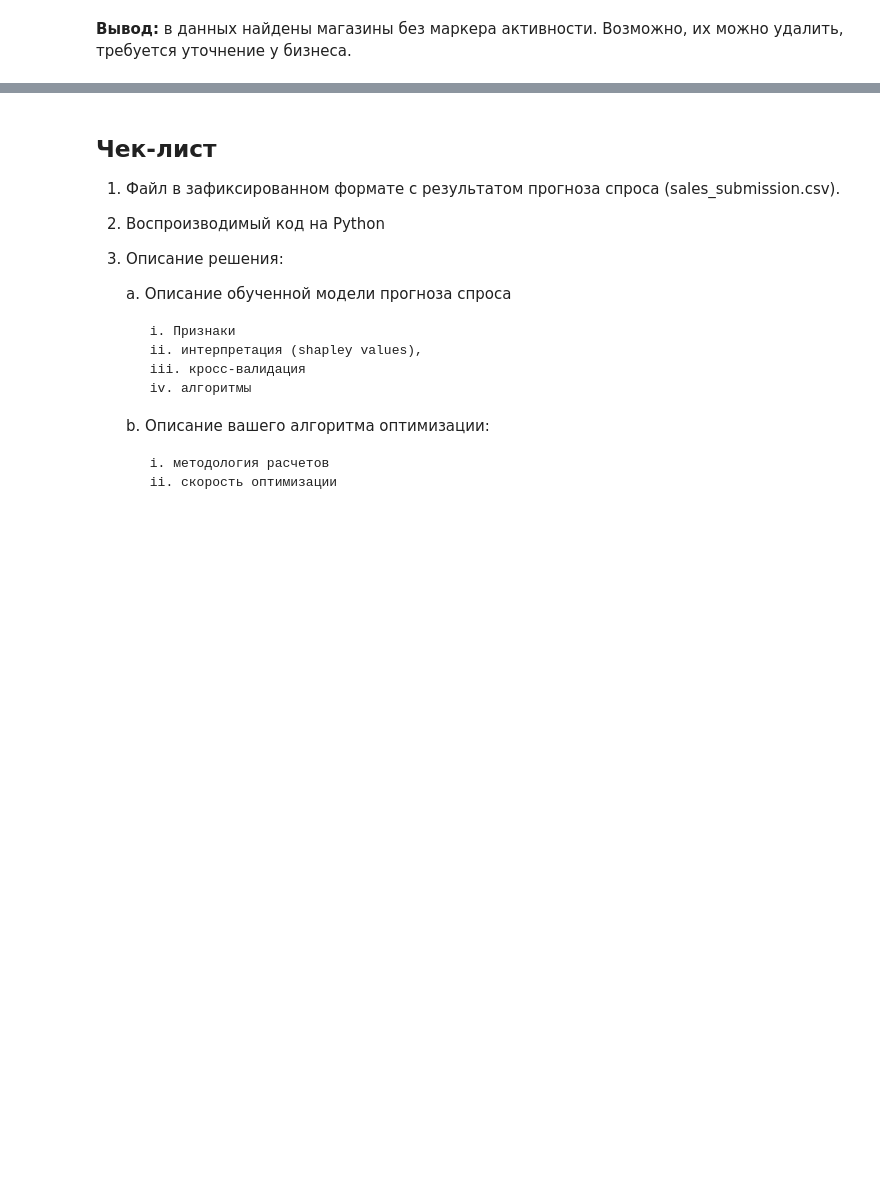
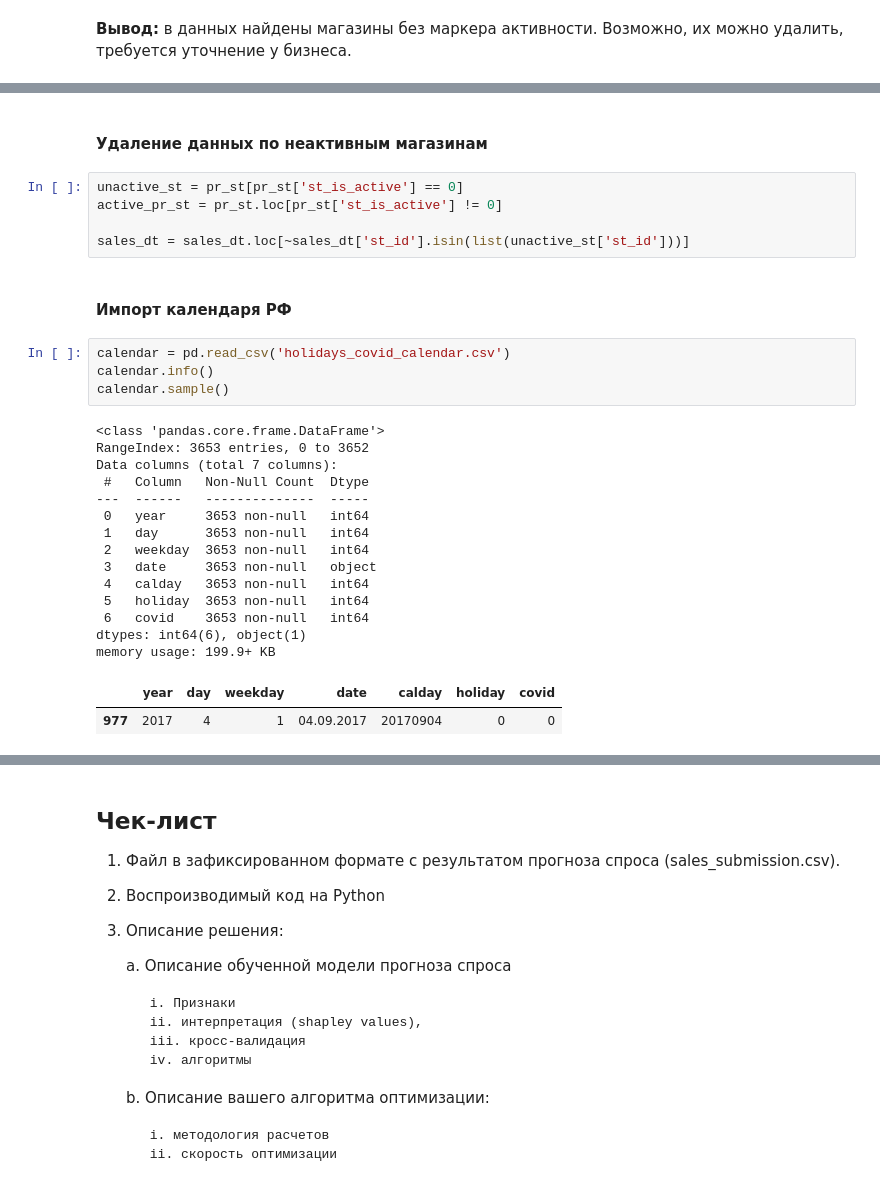
Before and after one commit to denis-42ds/demand_forecast_retailer, a Jupyter notebook: demand_forecast.ipynb, the cells around one changed output, grey strips where cells are left out. Drawn from its saved outputs; the diff is of its cells as text; blank space fills up the shorter version.

Commit message:
deleting data

```diff
--- a/demand_forecast.ipynb
+++ b/demand_forecast.ipynb
@@ -215,0 +248,30 @@ print(
+# %% [markdown]
+#### Удаление данных по неактивным магазинам
+# %%
+unactive_st = pr_st[pr_st['st_is_active'] == 0]
+active_pr_st = pr_st.loc[pr_st['st_is_active'] != 0]
+
+sales_dt = sales_dt.loc[~sales_dt['st_id'].isin(list(unactive_st['st_id']))]
+# %% [markdown]
+#### Импорт календаря РФ
+# %%
+calendar = pd.read_csv('holidays_covid_calendar.csv')
+calendar.info()
+calendar.sample()
+# %% [output]
+<class 'pandas.core.frame.DataFrame'>
+RangeIndex: 3653 entries, 0 to 3652
+Data columns (total 7 columns):
+ #   Column   Non-Null Count  Dtype
+---  ------   --------------  -----
+ 0   year     3653 non-null   int64
+ 1   day      3653 non-null   int64
+ 2   weekday  3653 non-null   int64
+ 3   date     3653 non-null   object
+ 4   calday   3653 non-null   int64
+ 5   holiday  3653 non-null   int64
+ 6   covid    3653 non-null   int64
+dtypes: int64(6), object(1)
+memory usage: 199.9+ KB
+|  | year | day | weekday | date | calday | holiday | covid |
+| 977 | 2017 | 4 | 1 | 04.09.2017 | 20170904 | 0 | 0 |
```
Also changed, not shown: parts of 11 cells of this notebook.
